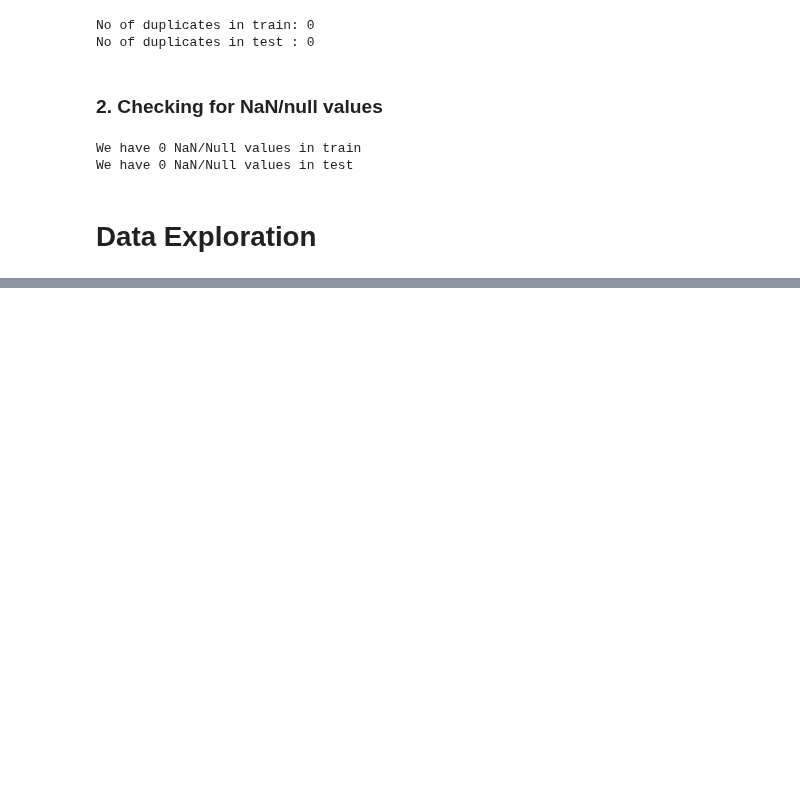
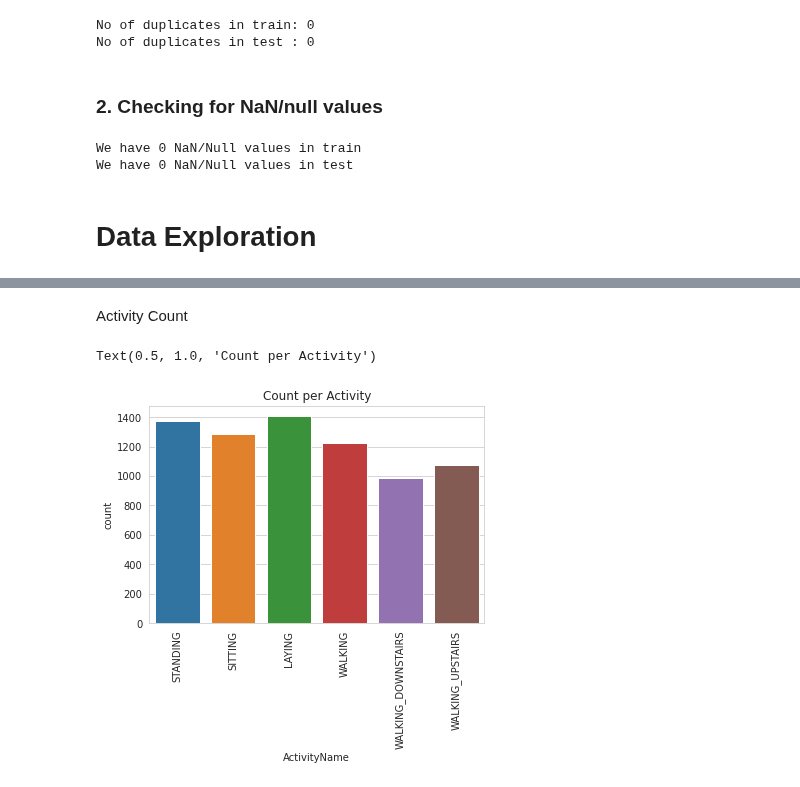
Before and after one commit to claredavies/MachineLearningCoursework, a Jupyter notebook: Assignment3/Assignment3HumanActivityRecognition.ipynb, the cells around one changed output, grey strips where cells are left out. Drawn from its saved outputs; the diff is of its cells as text; code cells hidden in the pictures; blank space fills up the shorter version.

```diff
--- a/Assignment3/Assignment3HumanActivityRecognition.ipynb
+++ b/Assignment3/Assignment3HumanActivityRecognition.ipynb
@@ -130,0 +168,9 @@ Activity distribution (even?)
+# %% [markdown]
+Activity Count
+# %%
+sns.countplot(x ='ActivityName', data = train)
+plt.xticks(rotation=90)
+plt.title("Count per Activity")
+# %% [output]
+Text(0.5, 1.0, 'Count per Activity')
+[figure, added]
```
Also changed, not shown: parts of 13 cells of this notebook.
